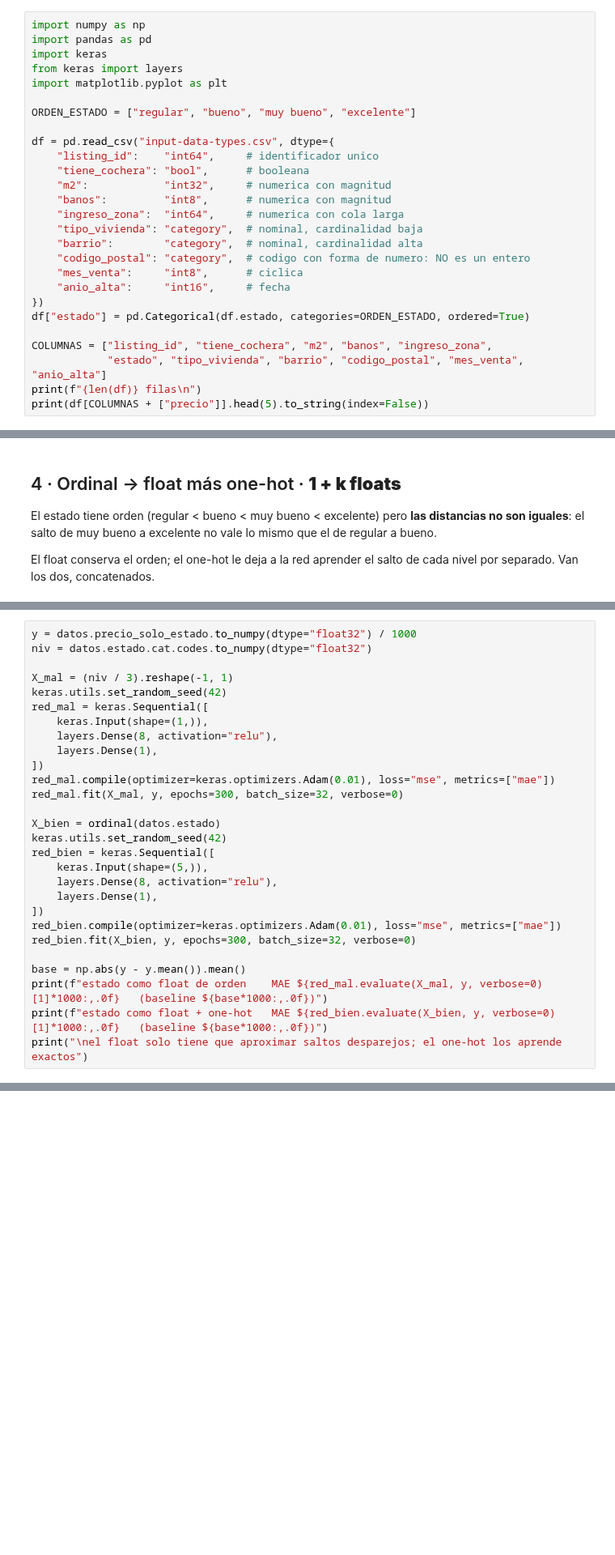
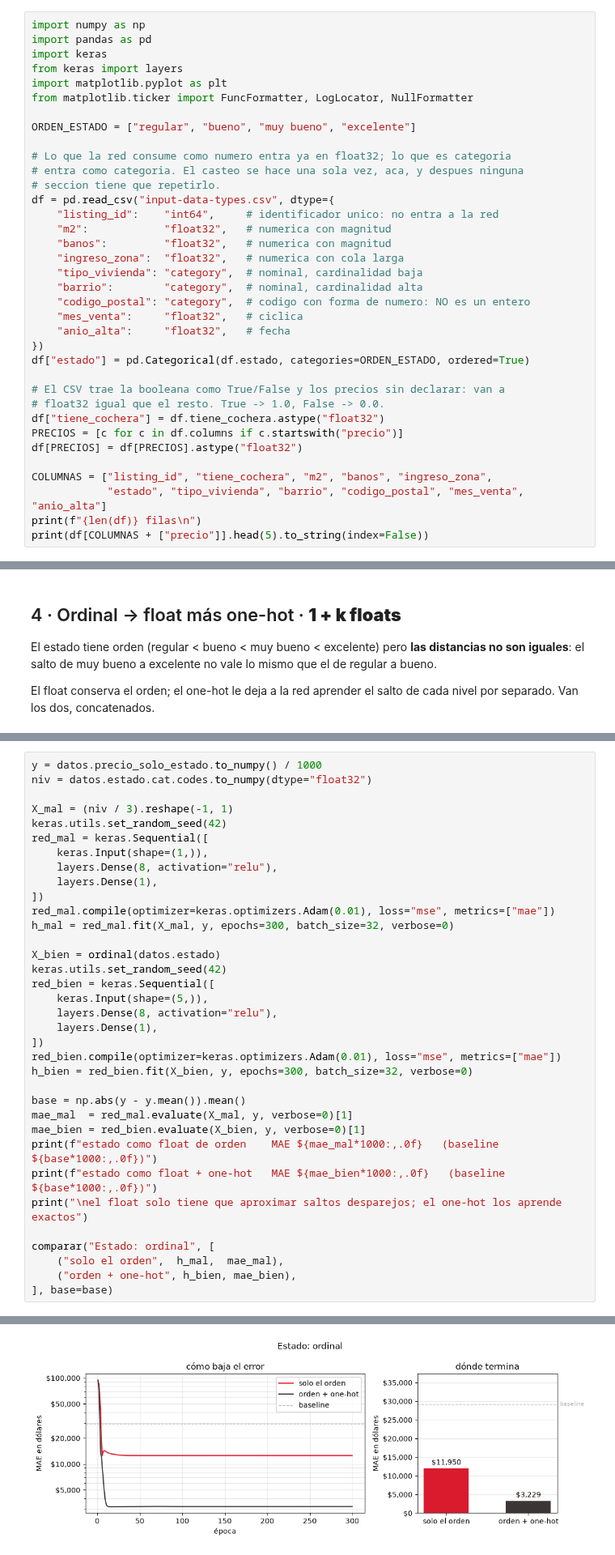
Before and after one commit to austral-ing-ai/talksmith-ing, a Jupyter notebook: missions/clase3/input-data-types.ipynb, the cells around one changed output, grey strips where cells are left out. Shown at 81% size. Saved outputs shown, nothing was run; the diff lists cells and outputs as text; blank space fills up the shorter version.

```diff
--- a/missions/clase3/input-data-types.ipynb
+++ b/missions/clase3/input-data-types.ipynb
@@ -40,22 +44,31 @@ import pandas as pd
 import keras
 from keras import layers
 import matplotlib.pyplot as plt
+from matplotlib.ticker import FuncFormatter, LogLocator, NullFormatter
 
 ORDEN_ESTADO = ["regular", "bueno", "muy bueno", "excelente"]
 
+# Lo que la red consume como numero entra ya en float32; lo que es categoria
+# entra como categoria. El casteo se hace una sola vez, aca, y despues ninguna
+# seccion tiene que repetirlo.
 df = pd.read_csv("input-data-types.csv", dtype={
-    "listing_id":    "int64",     # identificador unico
-    "tiene_cochera": "bool",      # booleana
-    "m2":            "int32",     # numerica con magnitud
-    "banos":         "int8",      # numerica con magnitud
-    "ingreso_zona":  "int64",     # numerica con cola larga
+    "listing_id":    "int64",     # identificador unico: no entra a la red
+    "m2":            "float32",   # numerica con magnitud
+    "banos":         "float32",   # numerica con magnitud
+    "ingreso_zona":  "float32",   # numerica con cola larga
     "tipo_vivienda": "category",  # nominal, cardinalidad baja
     "barrio":        "category",  # nominal, cardinalidad alta
     "codigo_postal": "category",  # codigo con forma de numero: NO es un entero
-    "mes_venta":     "int8",      # ciclica
-    "anio_alta":     "int16",     # fecha
+    "mes_venta":     "float32",   # ciclica
+    "anio_alta":     "float32",   # fecha
 })
 df["estado"] = pd.Categorical(df.estado, categories=ORDEN_ESTADO, ordered=True)
+
+# El CSV trae la booleana como True/False y los precios sin declarar: van a
+# float32 igual que el resto. True -> 1.0, False -> 0.0.
+df["tiene_cochera"] = df.tiene_cochera.astype("float32")
+PRECIOS = [c for c in df.columns if c.startswith("precio")]
+df[PRECIOS] = df[PRECIOS].astype("float32")
 
 COLUMNAS = ["listing_id", "tiene_cochera", "m2", "banos", "ingreso_zona",
             "estado", "tipo_vivienda", "barrio", "codigo_postal", "mes_venta", "anio_alta"]
@@ -306,5 +556,5 @@ for v, f in zip(ORDEN_ESTADO, ordinal(demo)):
 # %%
-y = datos.precio_solo_estado.to_numpy(dtype="float32") / 1000
+y = datos.precio_solo_estado.to_numpy() / 1000
 niv = datos.estado.cat.codes.to_numpy(dtype="float32")
 
 X_mal = (niv / 3).reshape(-1, 1)
@@ -315,7 +565,7 @@ red_mal = keras.Sequential([
     layers.Dense(1),
 ])
 red_mal.compile(optimizer=keras.optimizers.Adam(0.01), loss="mse", metrics=["mae"])
-red_mal.fit(X_mal, y, epochs=300, batch_size=32, verbose=0)
+h_mal = red_mal.fit(X_mal, y, epochs=300, batch_size=32, verbose=0)
 
 X_bien = ordinal(datos.estado)
 keras.utils.set_random_seed(42)
@@ -325,9 +575,17 @@ red_bien = keras.Sequential([
     layers.Dense(1),
 ])
 red_bien.compile(optimizer=keras.optimizers.Adam(0.01), loss="mse", metrics=["mae"])
-red_bien.fit(X_bien, y, epochs=300, batch_size=32, verbose=0)
+h_bien = red_bien.fit(X_bien, y, epochs=300, batch_size=32, verbose=0)
 
 base = np.abs(y - y.mean()).mean()
-print(f"estado como float de orden    MAE ${red_mal.evaluate(X_mal, y, verbose=0)[1]*1000:,.0f}   (baseline ${base*1000:,.0f})")
-print(f"estado como float + one-hot   MAE ${red_bien.evaluate(X_bien, y, verbose=0)[1]*1000:,.0f}   (baseline ${base*1000:,.0f})")
+mae_mal  = red_mal.evaluate(X_mal, y, verbose=0)[1]
+mae_bien = red_bien.evaluate(X_bien, y, verbose=0)[1]
+print(f"estado como float de orden    MAE ${mae_mal*1000:,.0f}   (baseline ${base*1000:,.0f})")
+print(f"estado como float + one-hot   MAE ${mae_bien*1000:,.0f}   (baseline ${base*1000:,.0f})")
 print("\nel float solo tiene que aproximar saltos desparejos; el one-hot los aprende exactos")
+
+comparar("Estado: ordinal", [
+    ("solo el orden",  h_mal,  mae_mal),
+    ("orden + one-hot", h_bien, mae_bien),
+], base=base)
+# %% [output]
@@ -334,3 +596,4 @@ print("\nel float solo tiene que aproximar saltos desparejos; el one-hot los apr
+[figure, added]
 # %% [markdown]
 ## 5 · Nominal de cardinalidad baja → one-hot · **k floats**
 
```
Also changed, not shown: parts of 41 cells of this notebook, 23 other files.
